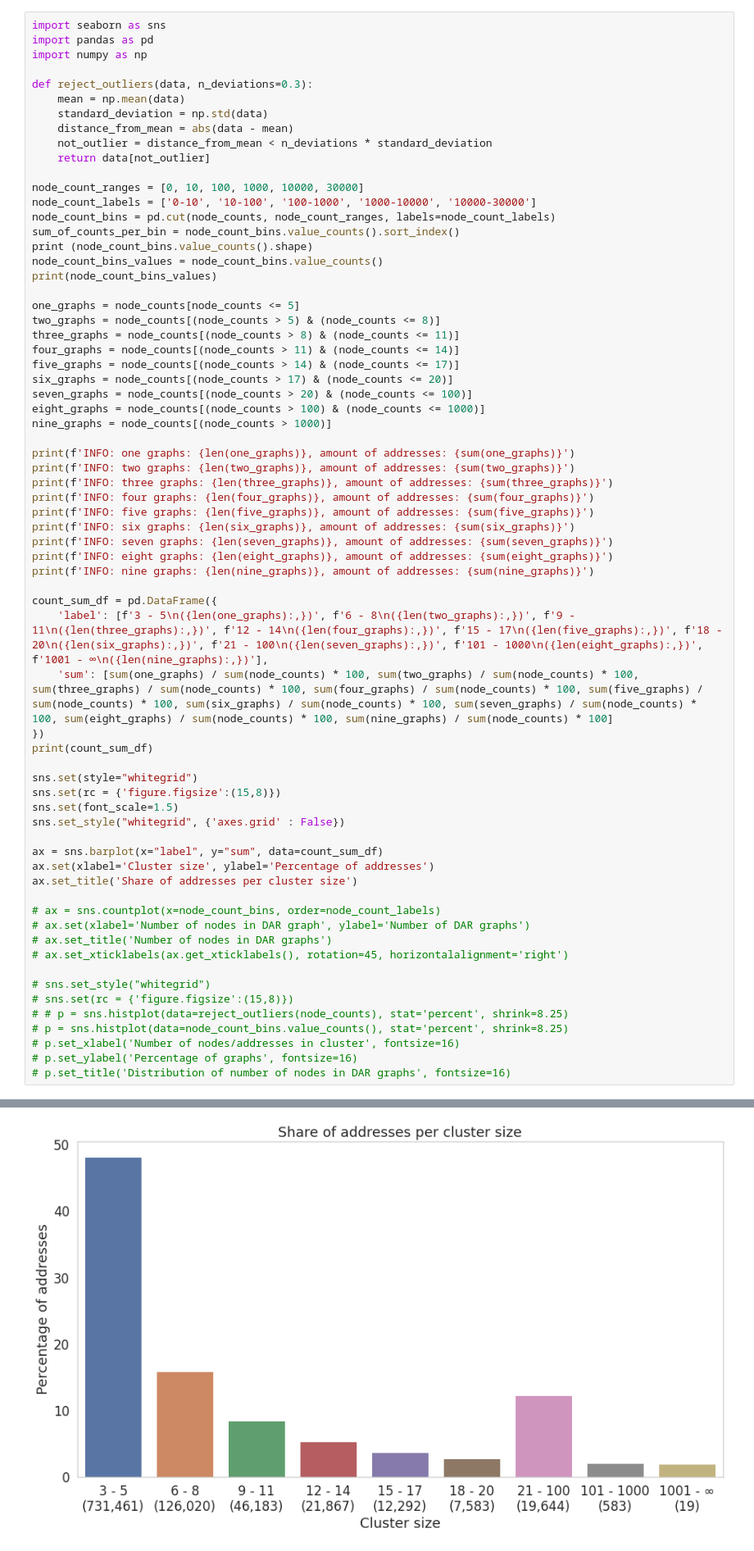
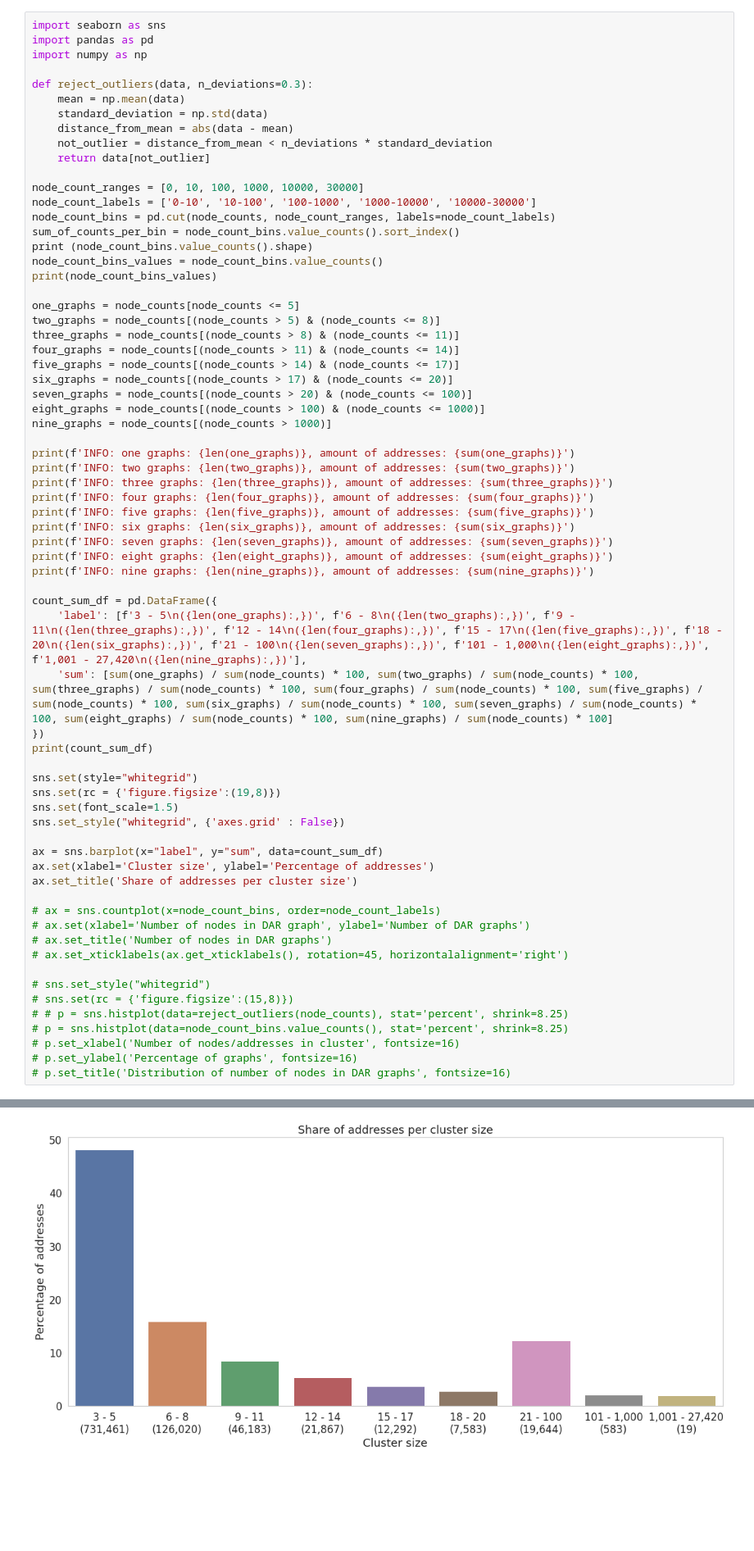
Before and after one commit to ethereum-aml-tool/indago, a Jupyter notebook: notebooks/cluster_results.ipynb, the cells around one changed output, grey strips where cells are left out. Shown at 82% size. Saved outputs shown, nothing was run; the diff lists cells and outputs as text; blank space fills up the shorter version.

```diff
--- a/notebooks/cluster_results.ipynb
+++ b/notebooks/cluster_results.ipynb
@@ -145,13 +145,13 @@ print(f'INFO: eight graphs: {len(eight_graphs)}, amount of addresses: {sum(eight
 print(f'INFO: nine graphs: {len(nine_graphs)}, amount of addresses: {sum(nine_graphs)}')
 
 count_sum_df = pd.DataFrame({
-    'label': [f'3 - 5\n({len(one_graphs):,})', f'6 - 8\n({len(two_graphs):,})', f'9 - 11\n({len(three_graphs):,})', f'12 - 14\n({len(four_graphs):,})', f'15 - 17\n({len(five_graphs):,})', f'18 - 20\n({len(six_graphs):,})', f'21 - 100\n({len(seven_graphs):,})', f'101 - 1000\n({len(eight_graphs):,})', f'1001 - ∞\n({len(nine_graphs):,})'],
+    'label': [f'3 - 5\n({len(one_graphs):,})', f'6 - 8\n({len(two_graphs):,})', f'9 - 11\n({len(three_graphs):,})', f'12 - 14\n({len(four_graphs):,})', f'15 - 17\n({len(five_graphs):,})', f'18 - 20\n({len(six_graphs):,})', f'21 - 100\n({len(seven_graphs):,})', f'101 - 1,000\n({len(eight_graphs):,})', f'1,001 - 27,420\n({len(nine_graphs):,})'],
     'sum': [sum(one_graphs) / sum(node_counts) * 100, sum(two_graphs) / sum(node_counts) * 100, sum(three_graphs) / sum(node_counts) * 100, sum(four_graphs) / sum(node_counts) * 100, sum(five_graphs) / sum(node_counts) * 100, sum(six_graphs) / sum(node_counts) * 100, sum(seven_graphs) / sum(node_counts) * 100, sum(eight_graphs) / sum(node_counts) * 100, sum(nine_graphs) / sum(node_counts) * 100]
 })
 print(count_sum_df)
 
 sns.set(style="whitegrid")
-sns.set(rc = {'figure.figsize':(15,8)})
+sns.set(rc = {'figure.figsize':(19,8)})
 sns.set(font_scale=1.5)
 sns.set_style("whitegrid", {'axes.grid' : False})
 
@@ -192,5 +192,5 @@ INFO: five graphs: 12292, amount of addresses: 195065
 Text(0.5, 1.0, 'Share of addresses per cluster size')
-[figure, old version]
+[figure, new version]
 # %%
 sen_node_counts = np.array([len(graph['nodes']) for graph in sen_graphs])
 
```
Also changed, not shown: parts of 1 cell of this notebook.
